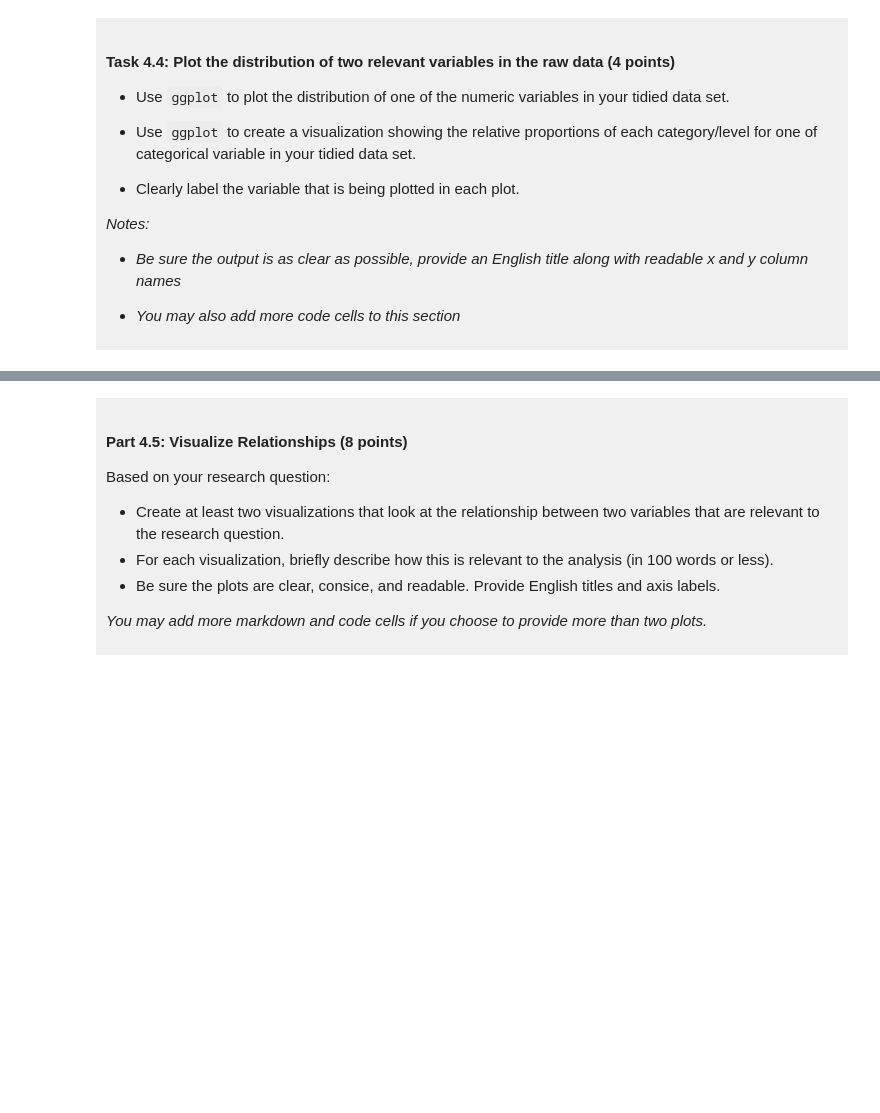
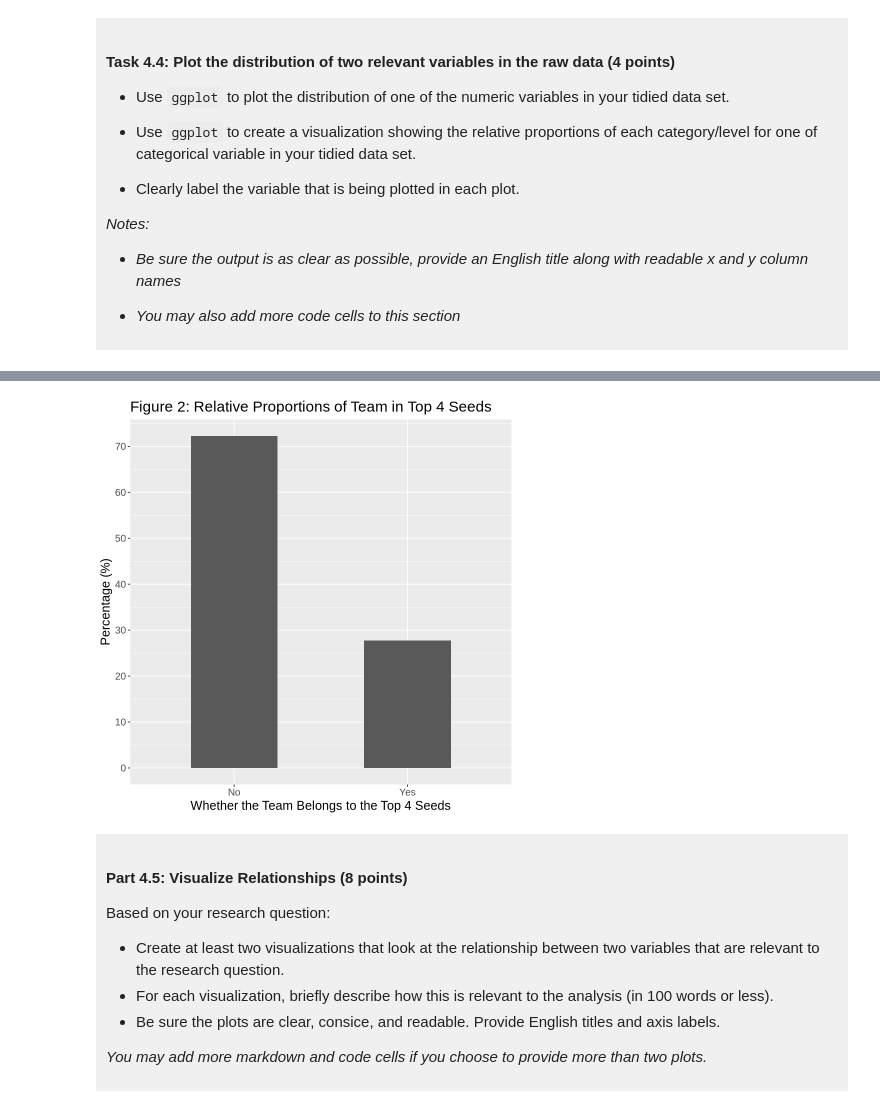
Before and after one commit to chuning-s/dsci-100-project-chuning-sun, a Jupyter notebook: dsci-100-project-notebook.ipynb, the cells around one changed output, grey strips where cells are left out. Drawn from its saved outputs; the diff is of its cells as text; code cells hidden in the pictures; blank space fills up the shorter version.

```diff
--- a/dsci-100-project-notebook.ipynb
+++ b/dsci-100-project-notebook.ipynb
@@ -311,5 +375,20 @@ You will refine your research question (if needed) and produce a tidy data set.
 # %%
-### EDIT THIS CODE CELL FOR PLOT 2 ###
+basketball_top_seed <- basketball_narm|>
+group_by(top_seed)|>
+summarize(count=n())|>
+mutate(sum=sum(count))|>
+mutate(percentage=count*100/sum)|>
+
+ggplot(aes(x=top_seed, y=percentage))+
+geom_bar(position="stack", stat="identity",width=0.5)+
+scale_y_continuous(breaks = seq(0, 100,by = 10))+
+labs(x="Whether the Team Belongs to the Top 4 Seeds",
+     y="Percentage (%)",
+     title="Figure 2: Relative Proportions of Team in Top 4 Seeds")+
+theme (text=element_text(size=15))
+basketball_top_seed
+# %% [output]
+[figure, added]
 # %% [markdown]
 <div style="background-color: #f0f0f0; padding: 10px;">
 
```
Also changed, not shown: parts of 13 cells of this notebook.
